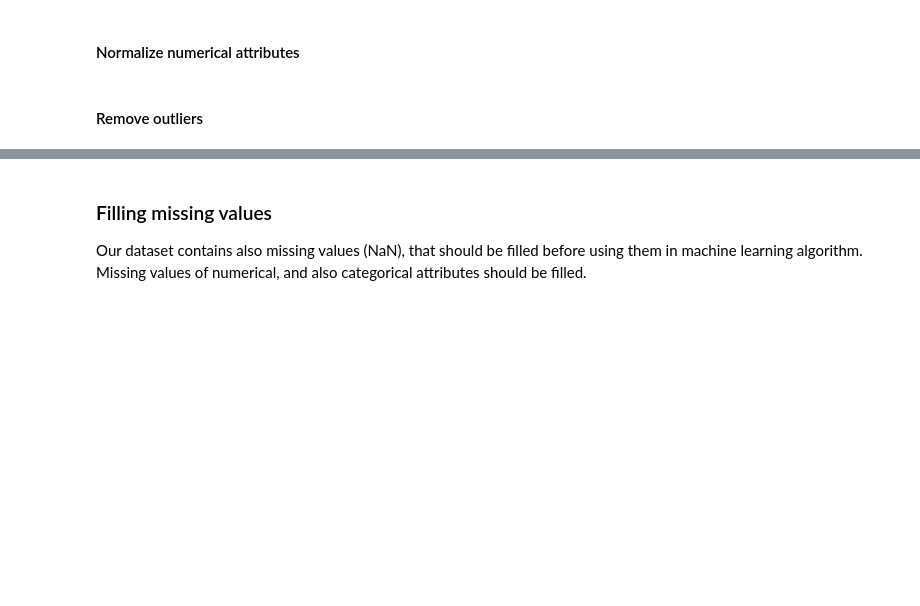
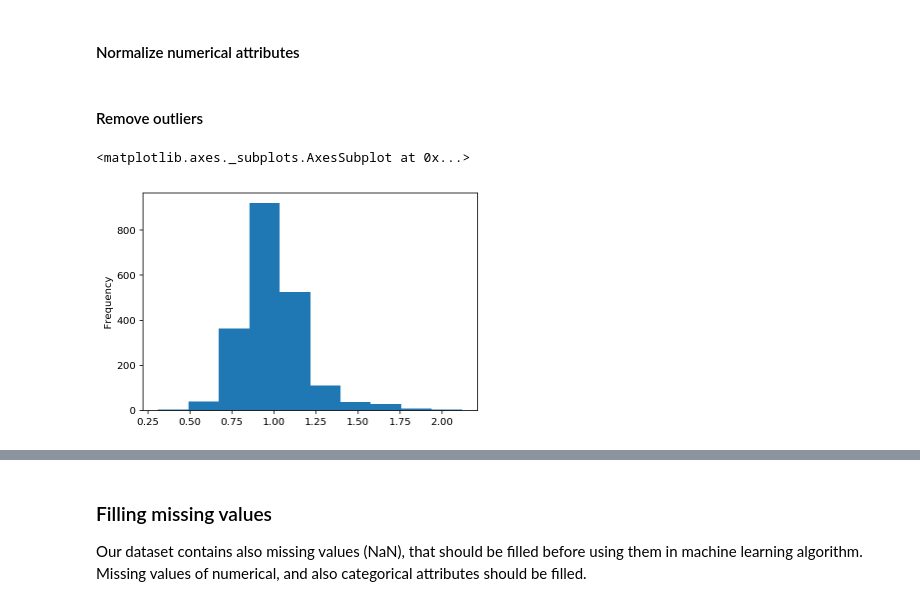
Before and after one commit to pmacinec/iau-project, a Jupyter notebook: macinec_janik_project1_preprocessing.ipynb, the cells around one changed output, grey strips where cells are left out. Drawn from its saved outputs; the diff is of its cells as text; code cells hidden in the pictures; blank space fills up the shorter version.

```diff
--- a/macinec_janik_project1_preprocessing.ipynb
+++ b/macinec_janik_project1_preprocessing.ipynb
@@ -299,0 +492,5 @@ transformed = model.transform(df_train)
+# %%
+df_train['T4U'].plot(kind = 'hist')
+# %% [output]
+<matplotlib.axes._subplots.AxesSubplot at 0x...>
+[figure, added]
```
Also changed, not shown: parts of 87 cells of this notebook.
